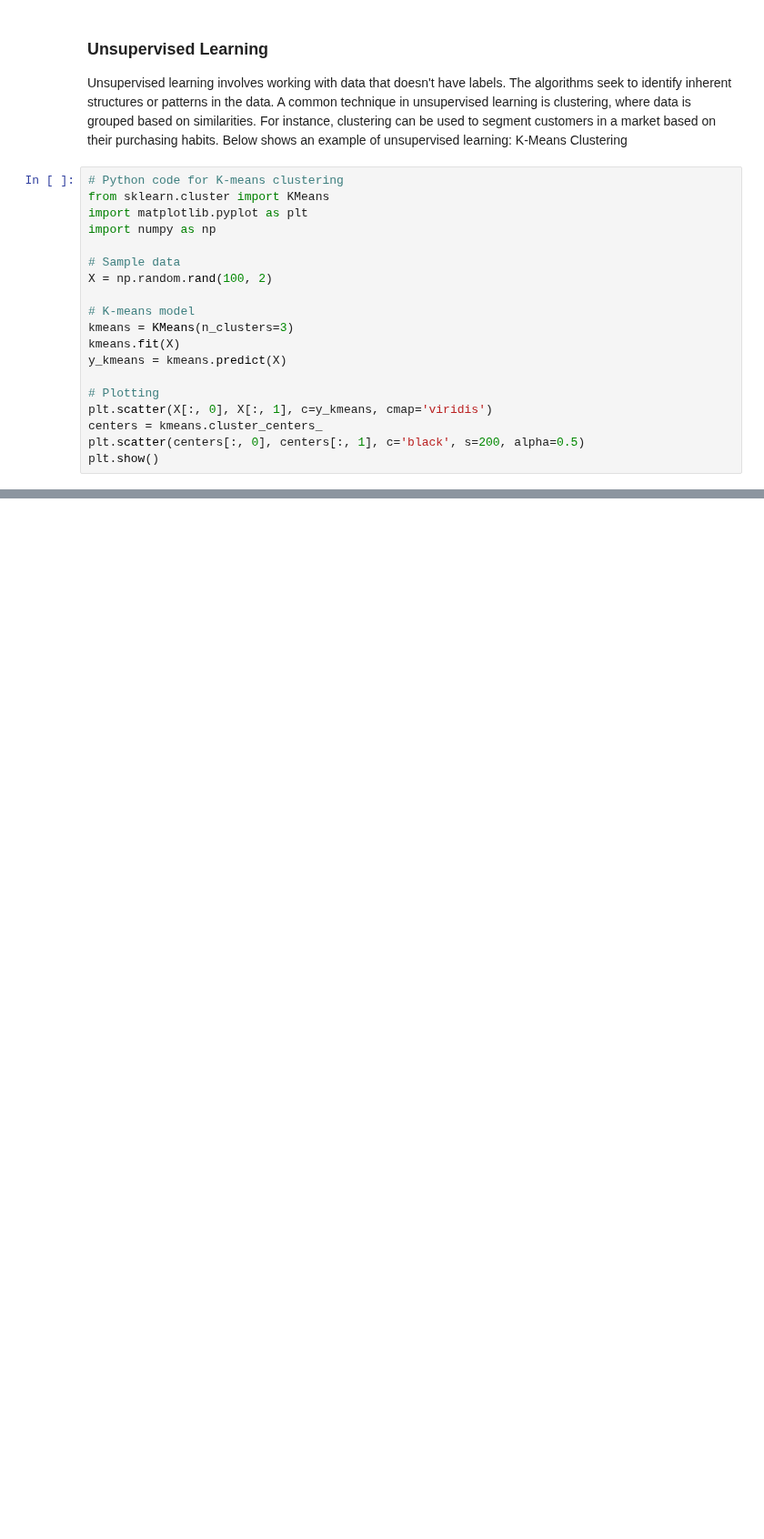
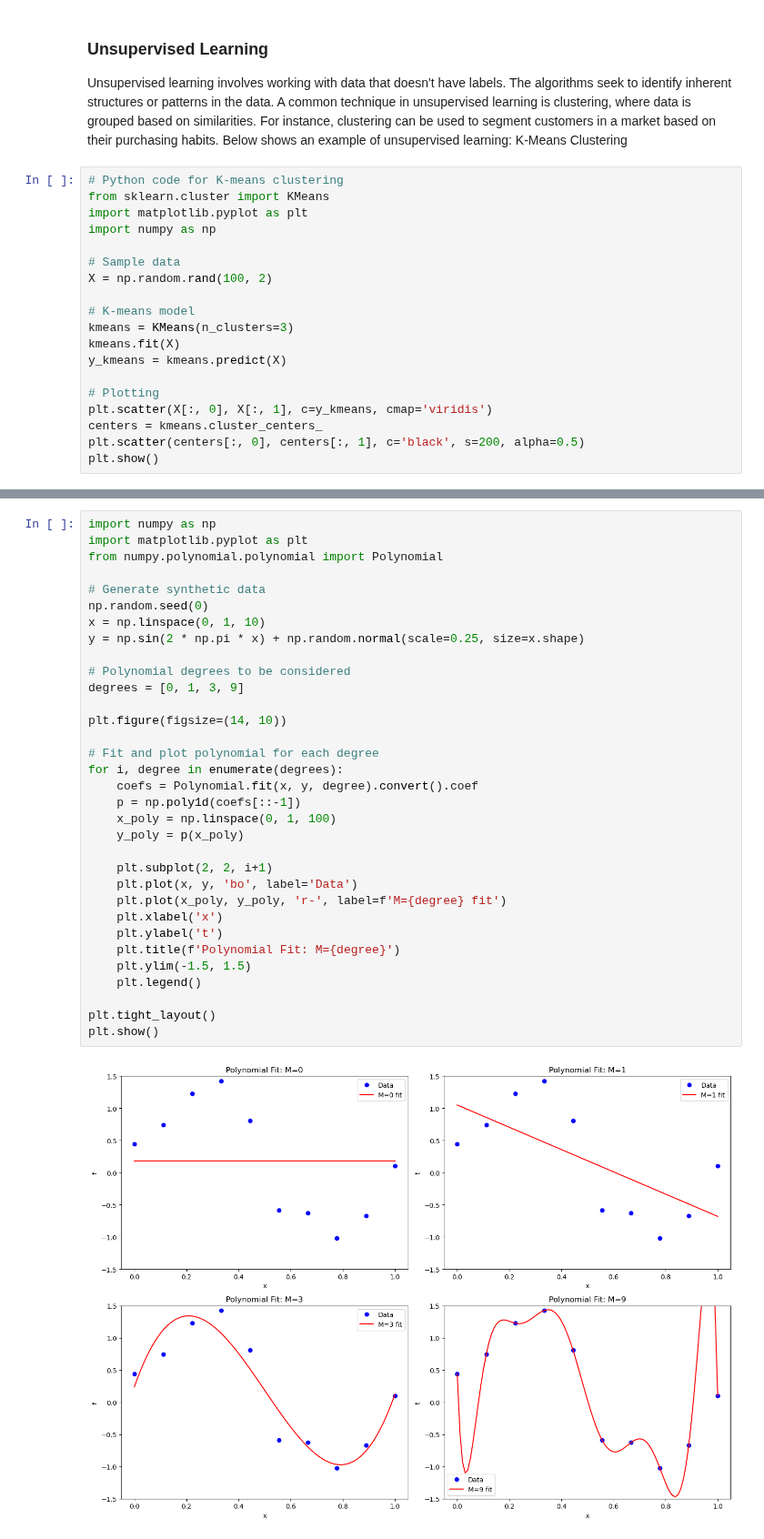
Before and after one commit to CPOMUCL/GEOL0069-AI4EO, a Jupyter notebook: GEOL0069/GEOL0069/_build/jupyter_execute/Chapter 1:ML.ipynb, the cells around one changed output, grey strips where cells are left out. Shown at 91% size. Cells and saved outputs as stored; diff of their text form; blank space fills up the shorter version.

```diff
--- a/GEOL0069/GEOL0069/_build/jupyter_execute/Chapter 1:ML.ipynb
+++ b/GEOL0069/GEOL0069/_build/jupyter_execute/Chapter 1:ML.ipynb
@@ -87,0 +79,35 @@ In ML, datasets are typically split into a training set and a test set. The trai
+# %%
+import numpy as np
+import matplotlib.pyplot as plt
+from numpy.polynomial.polynomial import Polynomial
+
+# Generate synthetic data
+np.random.seed(0)
+x = np.linspace(0, 1, 10)
+y = np.sin(2 * np.pi * x) + np.random.normal(scale=0.25, size=x.shape)
+
+# Polynomial degrees to be considered
+degrees = [0, 1, 3, 9]
+
+plt.figure(figsize=(14, 10))
+
+# Fit and plot polynomial for each degree
+for i, degree in enumerate(degrees):
+    coefs = Polynomial.fit(x, y, degree).convert().coef
+    p = np.poly1d(coefs[::-1])
+    x_poly = np.linspace(0, 1, 100)
+    y_poly = p(x_poly)
+
+    plt.subplot(2, 2, i+1)
+    plt.plot(x, y, 'bo', label='Data')
+    plt.plot(x_poly, y_poly, 'r-', label=f'M={degree} fit')
+    plt.xlabel('x')
+    plt.ylabel('t')
+    plt.title(f'Polynomial Fit: M={degree}')
+    plt.ylim(-1.5, 1.5)
+    plt.legend()
+
+plt.tight_layout()
+plt.show()
+# %% [output]
+[figure, added]
```
Also changed, not shown: parts of 4 cells of this notebook, 10 other files.
